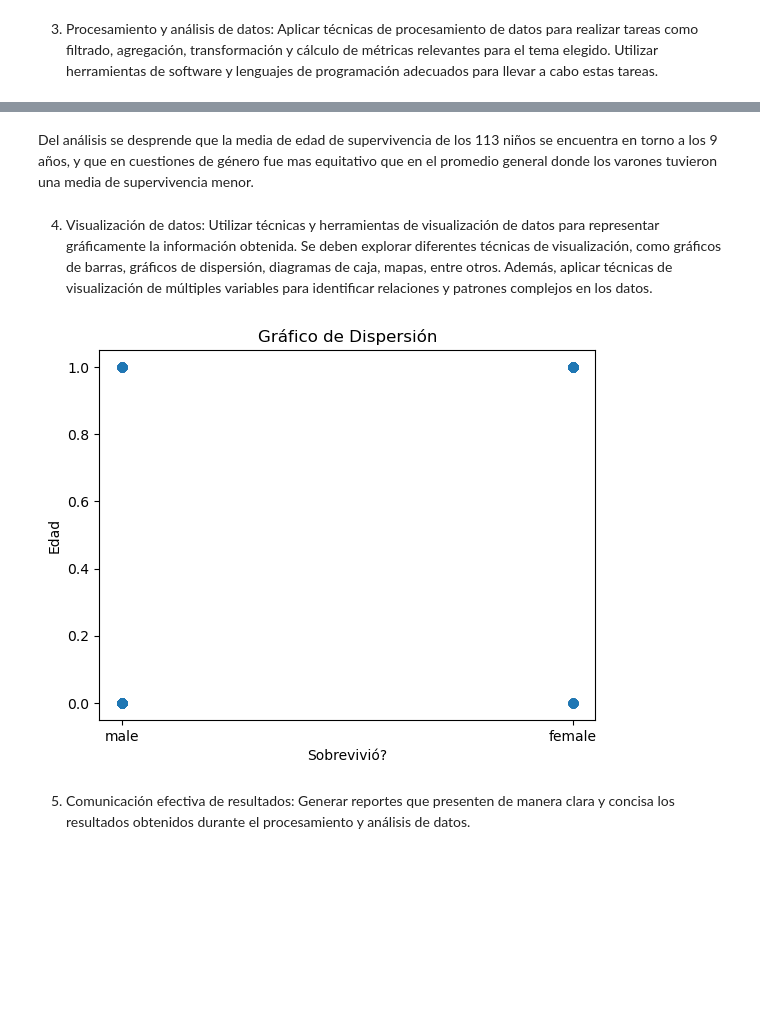
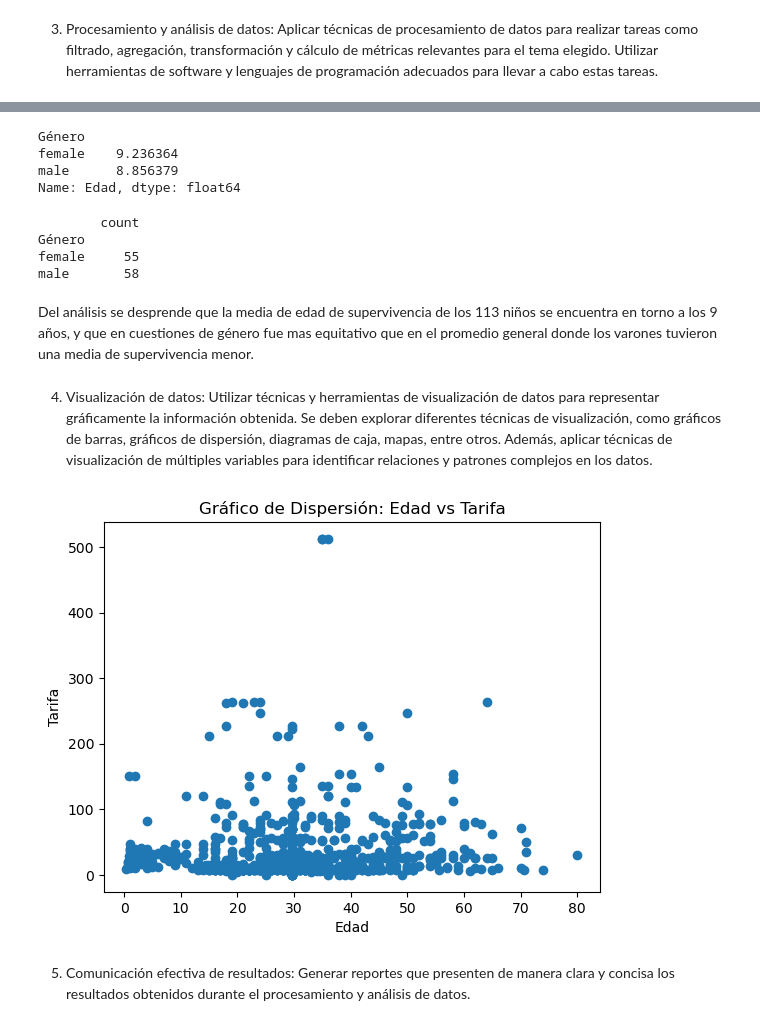
Before and after one commit to sosarodrigox/grupo16_ProcesamientoDeDatos, a Jupyter notebook: Code/Grupo_16_ProyectoFinal.ipynb, the cells around one changed output, grey strips where cells are left out. Saved outputs shown, nothing was run; the diff lists cells and outputs as text; code cells hidden in the pictures; blank space fills up the shorter version.

Commit message:
Gráfico de dispersión en punto 4

```diff
--- a/Code/Grupo_16_ProyectoFinal.ipynb
+++ b/Code/Grupo_16_ProyectoFinal.ipynb
@@ -365,18 +345,40 @@ male       58
-# %% [markdown]
-Del análisis se desprende que la media de edad de supervivencia de los 113 niños se encuentra en torno a los 9 años, y que en cuestiones de género fue mas equitativo que en el promedio general donde los varones tuvieron una media de supervivencia menor.
+# %%
+#Agregación de datos 1:
+# Calcular la media de una columna agrupada por otra columna
+grouped_data_1 = filtered_data.groupby('Género')['Edad'].mean()
+print(grouped_data_1)
+# %% [output]
+Género
+female    9.236364
+male      8.856379
+Name: Edad, dtype: float64
+# %%
+#Agregación de datos 2:
+# Calcular la suma y el conteo de una columna agrupada por otra columna
+grouped_data_2 = filtered_data.groupby('Género')['Edad'].agg(['count'])
+print(grouped_data_2)
+# %% [output]
+        count
+Género
+female     55
+male       58
+# %% [markdown]
+Del análisis se desprende que la media de edad de supervivencia de los 113 niños se encuentra en torno a los 9 años, y que en cuestiones de género fue mas equitativo que en el promedio general donde los varones tuvieron una media de supervivencia menor.
 # %% [markdown]
 4) Visualización de datos: Utilizar técnicas y herramientas de visualización de datos para representar gráficamente la información obtenida. Se deben explorar diferentes técnicas de visualización, como gráficos de barras, gráficos de dispersión, diagramas de caja, mapas, entre otros. Además, aplicar técnicas de visualización de múltiples variables para identificar relaciones y patrones complejos en los datos.
 # %%
 #Gráfico de dispersión:
-plt.scatter(data['Género'], data['Sobrevivió?'])
+# Crear un gráfico de dispersión utilizando las columnas "Edad" y "Tarifa" del DataFrame "data"
+plt.scatter(data['Edad'], data['Tarifa'])
 
-plt.xlabel('Sobrevivió?')
-plt.ylabel('Edad')
-plt.title('Gráfico de Dispersión')
+# Agregar etiquetas y título al gráfico
+plt.xlabel('Edad')
+plt.ylabel('Tarifa')
+plt.title('Gráfico de Dispersión: Edad vs Tarifa')
 
 # Mostrar el gráfico
 plt.show()
 # %% [output]
-[figure, old version]
+[figure, new version]
 # %% [markdown]
 5) Comunicación efectiva de resultados: Generar reportes que presenten de manera clara y concisa los resultados obtenidos durante el procesamiento y análisis de datos.
```
Also changed, not shown: parts of 2 cells of this notebook.
